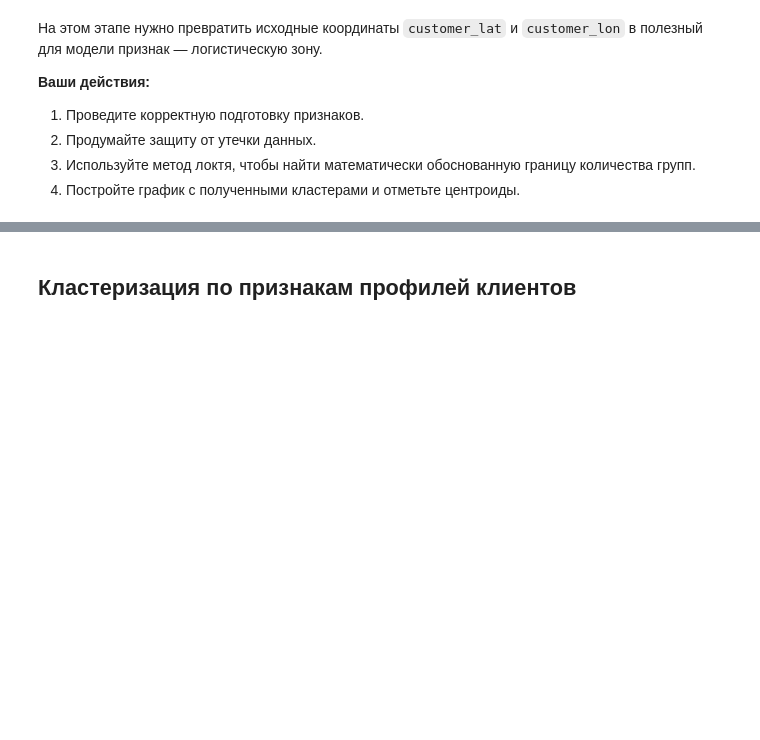
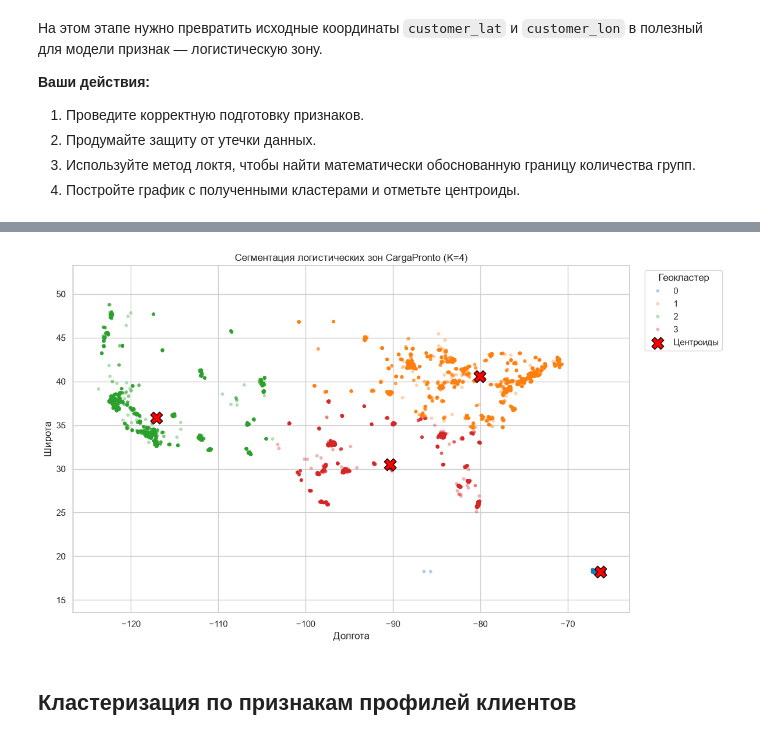
Before and after one commit to averagedigital/DS2026practicum, a Jupyter notebook: projects/module-5-unsupervised/clustering_risks.ipynb, the cells around one changed output, grey strips where cells are left out. Cells and saved outputs as stored; diff of their text form; code cells hidden in the pictures; blank space fills up the shorter version.

```diff
--- a/projects/module-5-unsupervised/clustering_risks.ipynb
+++ b/projects/module-5-unsupervised/clustering_risks.ipynb
@@ -899,3 +983,54 @@ score, models = evaluate_models(pipes, X_train_base, X_val_base, y_train_base, y
+# %%
+GEO_K = 4
+geo_kmeans = KMeans(
+    n_clusters=GEO_K,
+    n_init=10,
+    random_state=RANDOM_STATE,
+).fit(X_geo_train_scaled)
+
+customers_geo = customers_clean[["customer_id", *geo_features]].copy()
+customers_geo["geo_cluster"] = geo_kmeans.predict(
+    geo_scaler.transform(customers_geo[geo_features])
+)
+
+geo_centroids = pd.DataFrame(
+    geo_scaler.inverse_transform(geo_kmeans.cluster_centers_),
+    columns=geo_features,
+)
+
+assert customers_geo["customer_id"].is_unique
+assert customers_geo["geo_cluster"].notna().all()
+
+plt.figure(figsize=(12, 7))
+sns.scatterplot(
+    data=customers_geo,
+    x="customer_lon",
+    y="customer_lat",
+    hue="geo_cluster",
+    palette="tab10",
+    alpha=0.35,
+    s=18,
+    linewidth=0,
+)
+plt.scatter(
+    geo_centroids["customer_lon"],
+    geo_centroids["customer_lat"],
+    marker="X",
+    s=220,
+    c="red",
+    edgecolor="black",
+    linewidth=1,
+    label="Центроиды",
+)
+plt.xlabel("Долгота")
+plt.ylabel("Широта")
+plt.title(f"Сегментация логистических зон CargaPronto (K={GEO_K})")
+plt.axis("equal")
+plt.legend(title="Геокластер", bbox_to_anchor=(1.02, 1), loc="upper left")
+plt.tight_layout()
+plt.show()
+# %% [output]
+[figure, added]
 # %% [markdown]
 ##  Кластеризация по признакам профилей клиентов
 # %% [markdown]
```
Also changed, not shown: parts of 32 cells of this notebook.
